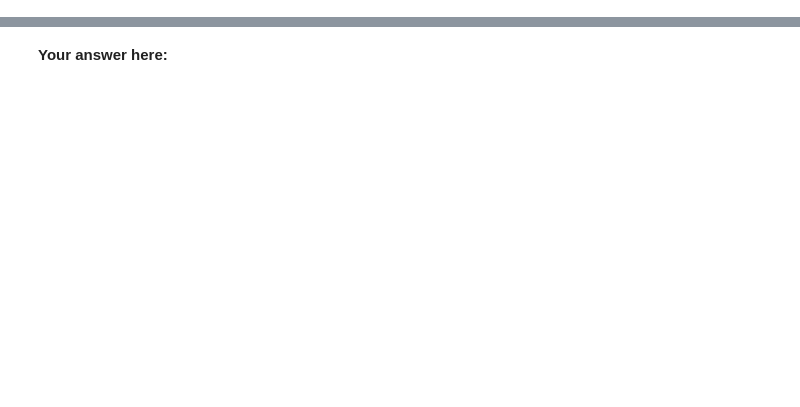
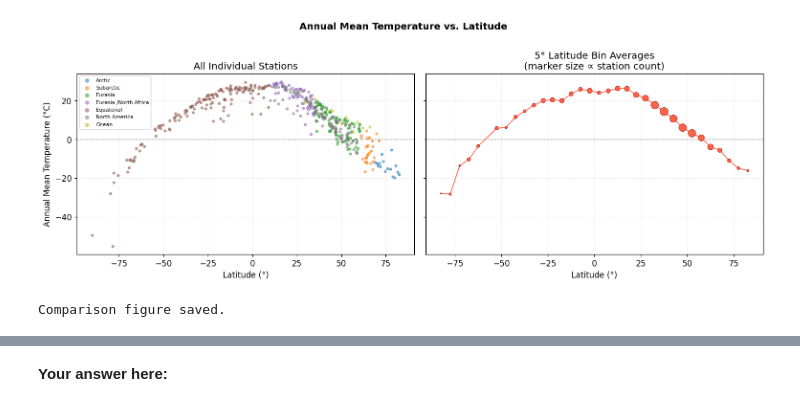
Before and after one commit to radryan1979/clim341, a Jupyter notebook: Assignments/Climate_Zone_Data_Analysis_Tutorial.ipynb, the cells around one changed output, grey strips where cells are left out. Saved outputs shown, nothing was run; the diff lists cells and outputs as text; code cells hidden in the pictures; blank space fills up the shorter version.

```diff
--- a/Assignments/Climate_Zone_Data_Analysis_Tutorial.ipynb
+++ b/Assignments/Climate_Zone_Data_Analysis_Tutorial.ipynb
@@ -315,0 +212,6 @@ Describe the overall relationship between latitude and annual mean temperature s
+# %%
+# Calculate the annual mean temperature and store it in a new column
+df['Annual_Mean'] = df[month_cols].mean(axis=1)
+
+# Quick look
+df[['Station', 'Zone', 'Lat_num', 'Annual_Mean']].head(10)
@@ -315,0 +407,14 @@ Describe the overall relationship between latitude and annual mean temperature s
+# %%
+# Group by Lat_bin and compute mean annual temperature
+# FILL IN the column name to average
+binned = df.groupby('Lat_bin', observed=True)['Annual_Mean'].mean().reset_index()
+binned.columns = ['Lat_bin', 'Bin_Mean_Temp']
+
+# Midpoint latitude for each bin (for plotting on a numeric axis)
+binned['Lat_mid'] = binned['Lat_bin'].apply(lambda b: b.mid)
+
+# Count stations per bin
+counts = df.groupby('Lat_bin', observed=True).size().reset_index(name='N_stations')
+binned = binned.merge(counts, on='Lat_bin')
+
+print(binned.to_string(index=False))
@@ -315,0 +494,34 @@ Describe the overall relationship between latitude and annual mean temperature s
+# %%
+fig, axes = plt.subplots(1, 2, figsize=(14, 5), sharey=True)
+
+# Left — all stations, coloured by zone
+for zone in zones:
+    s = df[df['Zone'] == zone]
+    axes[0].scatter(s['Lat_num'], s['Annual_Mean'],
+                    s=10, alpha=0.5, color=zone_color[zone], label=zone)
+axes[0].axhline(0, color='black', linewidth=0.8, linestyle='--')
+axes[0].set_xlabel('Latitude (°)')
+axes[0].set_ylabel('Annual Mean Temperature (°C)')
+axes[0].set_title('All Individual Stations')
+axes[0].legend(fontsize=7, markerscale=1.5)
+axes[0].grid(True, linestyle=':', alpha=0.4)
+
+# Right — binned averages
+axes[1].scatter(binned['Lat_mid'], binned['Bin_Mean_Temp'],
+                s=binned['N_stations']*3, color='tomato',
+                edgecolors='darkred', linewidths=0.5, zorder=3)
+axes[1].plot(binned['Lat_mid'], binned['Bin_Mean_Temp'],
+             color='tomato', linewidth=1.2, zorder=2)
+axes[1].axhline(0, color='black', linewidth=0.8, linestyle='--')
+axes[1].set_xlabel('Latitude (°)')
+axes[1].set_title('5° Latitude Bin Averages\n(marker size ∝ station count)')
+axes[1].grid(True, linestyle=':', alpha=0.4)
+
+fig.suptitle('Annual Mean Temperature vs. Latitude', fontsize=13, fontweight='bold', y=1.01)
+plt.tight_layout()
+plt.savefig('fig3_comparison.png', dpi=150, bbox_inches='tight')
+plt.show()
+print('Comparison figure saved.')
+# %% [output]
+[figure, added]
+Comparison figure saved.
```
Also changed, not shown: parts of 79 cells of this notebook, 4 other files.
